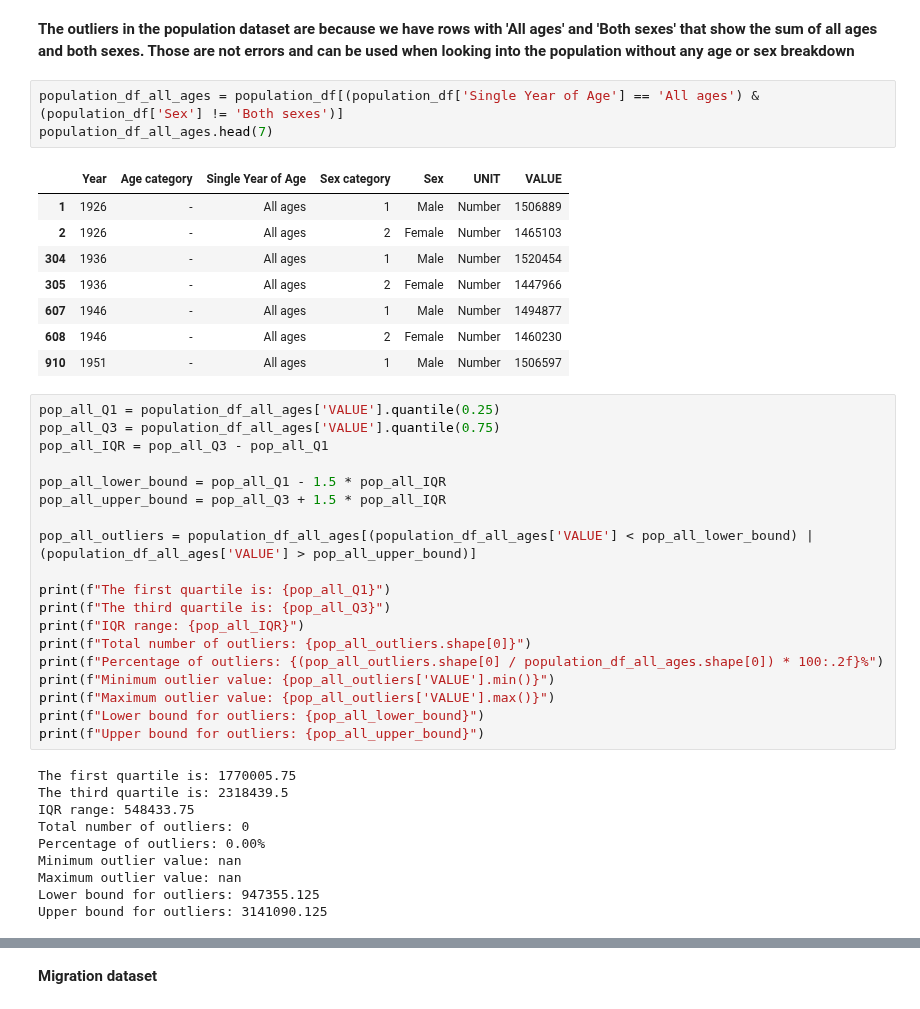
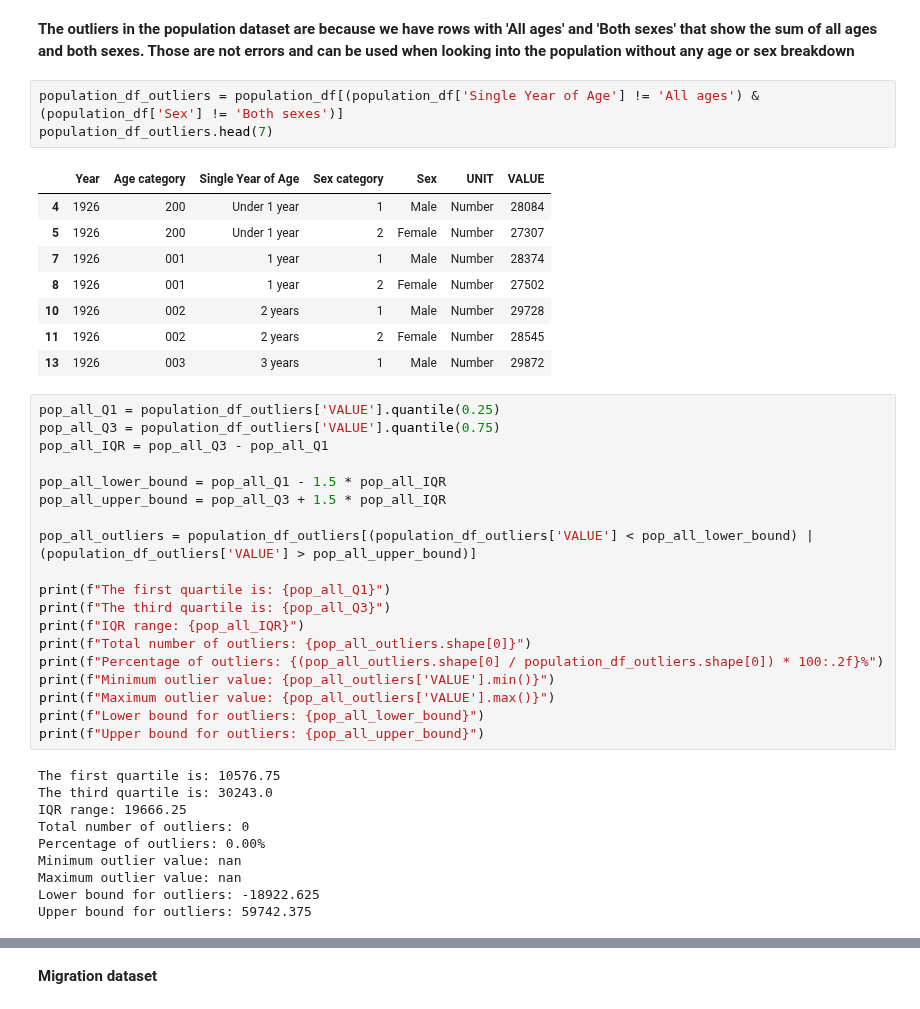
Before and after one commit to Ivkoto/DataAnalyticsMachineLearning, a Jupyter notebook: Data_Preparation/CA1_V6_1_refactored.ipynb, the cells around one changed output, grey strips where cells are left out. Cells and saved outputs as stored; diff of their text form.

```diff
--- a/Data_Preparation/CA1_V6_1_refactored.ipynb
+++ b/Data_Preparation/CA1_V6_1_refactored.ipynb
@@ -533,43 +533,43 @@ The dashed lines still represent the Q1 (blue), median (red), and Q3 (blue) valu
 # %% [markdown]
 **The outliers in the population dataset are because we have rows with 'All ages' and 'Both sexes' that show the sum of all ages and both sexes. Those are not errors and can be used when looking into the population without any age or sex breakdown**
 # %%
-population_df_all_ages = population_df[(population_df['Single Year of Age'] == 'All ages') & (population_df['Sex'] != 'Both sexes')]
-population_df_all_ages.head(7)
+population_df_outliers = population_df[(population_df['Single Year of Age'] != 'All ages') & (population_df['Sex'] != 'Both sexes')]
+population_df_outliers.head(7)
 # %% [output]
 |  | Year | Age category | Single Year of Age | Sex category | Sex | UNIT | VALUE |
-| 1 | 1926 | - | All ages | 1 | Male | Number | 1506889 |
-| 2 | 1926 | - | All ages | 2 | Female | Number | 1465103 |
-| 304 | 1936 | - | All ages | 1 | Male | Number | 1520454 |
-| 305 | 1936 | - | All ages | 2 | Female | Number | 1447966 |
-| 607 | 1946 | - | All ages | 1 | Male | Number | 1494877 |
-| 608 | 1946 | - | All ages | 2 | Female | Number | 1460230 |
-| 910 | 1951 | - | All ages | 1 | Male | Number | 1506597 |
+| 4 | 1926 | 200 | Under 1 year | 1 | Male | Number | 28084 |
+| 5 | 1926 | 200 | Under 1 year | 2 | Female | Number | 27307 |
+| 7 | 1926 | 001 | 1 year | 1 | Male | Number | 28374 |
+| 8 | 1926 | 001 | 1 year | 2 | Female | Number | 27502 |
+| 10 | 1926 | 002 | 2 years | 1 | Male | Number | 29728 |
+| 11 | 1926 | 002 | 2 years | 2 | Female | Number | 28545 |
+| 13 | 1926 | 003 | 3 years | 1 | Male | Number | 29872 |
 # %%
-pop_all_Q1 = population_df_all_ages['VALUE'].quantile(0.25)
-pop_all_Q3 = population_df_all_ages['VALUE'].quantile(0.75)
+pop_all_Q1 = population_df_outliers['VALUE'].quantile(0.25)
+pop_all_Q3 = population_df_outliers['VALUE'].quantile(0.75)
 pop_all_IQR = pop_all_Q3 - pop_all_Q1
 
 pop_all_lower_bound = pop_all_Q1 - 1.5 * pop_all_IQR
 pop_all_upper_bound = pop_all_Q3 + 1.5 * pop_all_IQR
 
-pop_all_outliers = population_df_all_ages[(population_df_all_ages['VALUE'] < pop_all_lower_bound) | (population_df_all_ages['VALUE'] > pop_all_upper_bound)]
+pop_all_outliers = population_df_outliers[(population_df_outliers['VALUE'] < pop_all_lower_bound) | (population_df_outliers['VALUE'] > pop_all_upper_bound)]
 
 print(f"The first quartile is: {pop_all_Q1}")
 print(f"The third quartile is: {pop_all_Q3}")
 print(f"IQR range: {pop_all_IQR}")
 print(f"Total number of outliers: {pop_all_outliers.shape[0]}")
-print(f"Percentage of outliers: {(pop_all_outliers.shape[0] / population_df_all_ages.shape[0]) * 100:.2f}%")
+print(f"Percentage of outliers: {(pop_all_outliers.shape[0] / population_df_outliers.shape[0]) * 100:.2f}%")
 print(f"Minimum outlier value: {pop_all_outliers['VALUE'].min()}")
 print(f"Maximum outlier value: {pop_all_outliers['VALUE'].max()}")
 print(f"Lower bound for outliers: {pop_all_lower_bound}")
 print(f"Upper bound for outliers: {pop_all_upper_bound}")
 # %% [output]
-The first quartile is: 1770005.75
-The third quartile is: 2318439.5
-IQR range: 548433.75
+The first quartile is: 10576.75
+The third quartile is: 30243.0
+IQR range: 19666.25
 Total number of outliers: 0
 Percentage of outliers: 0.00%
 Minimum outlier value: nan
 Maximum outlier value: nan
-Lower bound for outliers: 947355.125
-Upper bound for outliers: 3141090.125
+Lower bound for outliers: -18922.625
+Upper bound for outliers: 59742.375
```
Also changed, not shown: parts of 14 cells of this notebook.
